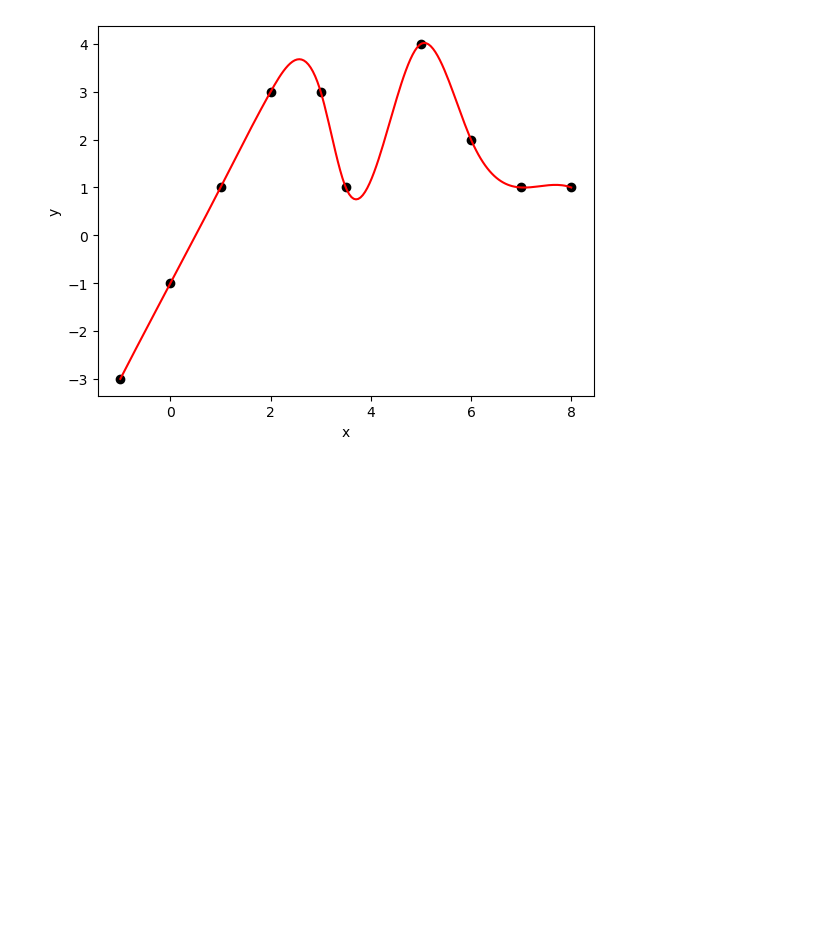
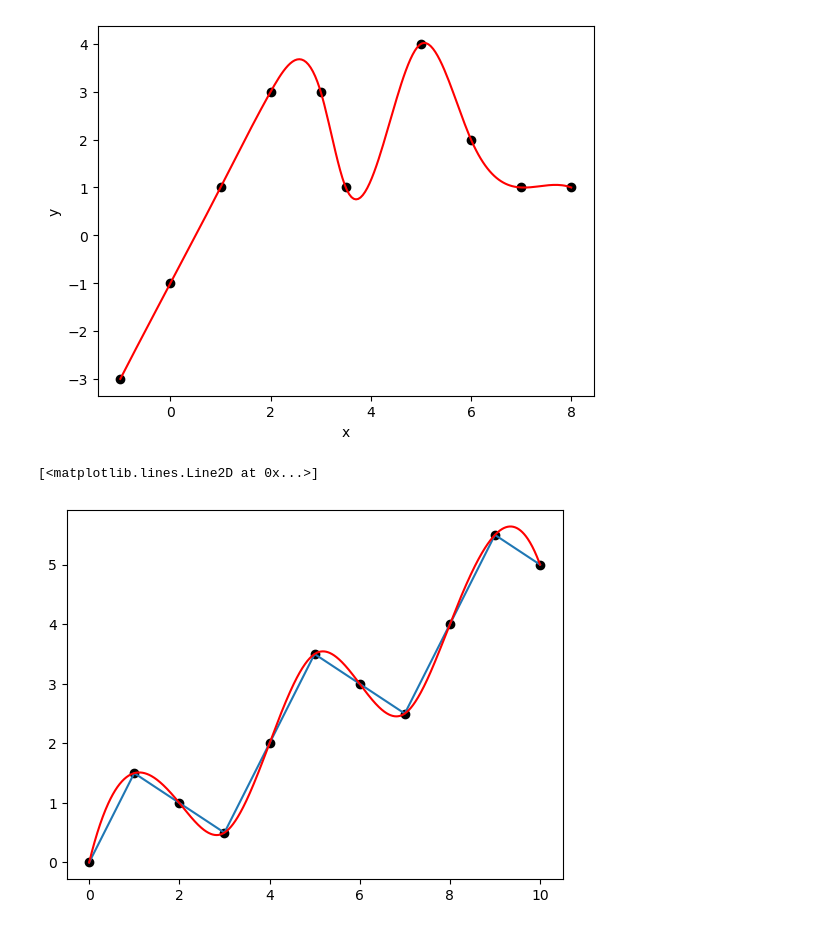
Before and after one commit to Clambert-OU/astr5900, a Jupyter notebook: hw1/hw1_git.ipynb, the cells around one changed output. Drawn from its saved outputs; the diff is of its cells as text; code cells hidden in the pictures; blank space fills up the shorter version.

```diff
--- a/hw1/hw1_git.ipynb
+++ b/hw1/hw1_git.ipynb
@@ -63,3 +65,47 @@ plt.plot(x_cs,y_cs, color='red')
 # %% [output]
 [<matplotlib.lines.Line2D at 0x...>]
 [figure]
+# %%
+#Plot 11 points of a real sin function
+x = np.arange(11)
+y = np.sin(np.pi / 2 * x) + x / 2
+
+plt.scatter(x,y, color='black')
+
+res = 100
+
+#Initialize arrays to store slope (beta) and intercept (beta_0) values between points
+beta = np.zeros(len(x)-1)
+beta_0 = np.zeros(len(x)-1)
+
+#Initialize arrays to store (res) linear predictions between each pair of data points
+x_lin=np.array([])
+y_lin=np.array([])
+
+#Consider each interpolated function between data pairs separately
+for i in range(len(beta)):
+
+    #Compute slope and intercept between points
+    beta[i] = (y[i+1]-y[i]) / (x[i+1]-x[i])
+    beta_0[i] = y[i] - beta[i]*x[i]
+
+    #Create (res) points evenly spaced between each data pair
+    x_i = np.linspace(x[i],x[i+1], res)
+
+    #Use interpolated functions to predict y values at each point
+    y_i = x_i * beta[i] + beta_0[i]
+
+    #Store predicted values
+    x_lin=np.append(x_lin,x_i)
+    y_lin=np.append(y_lin,y_i)
+
+plt.plot(x_lin,y_lin)
+
+#Plot cubic spline
+CS = CubicSpline(x, y)
+y_cs = CS(x_lin)
+
+plt.plot(x_lin,y_cs, color='red')
+# %% [output]
+[<matplotlib.lines.Line2D at 0x...>]
+[figure, added]
```
Also changed, not shown: parts of 3 cells of this notebook.
